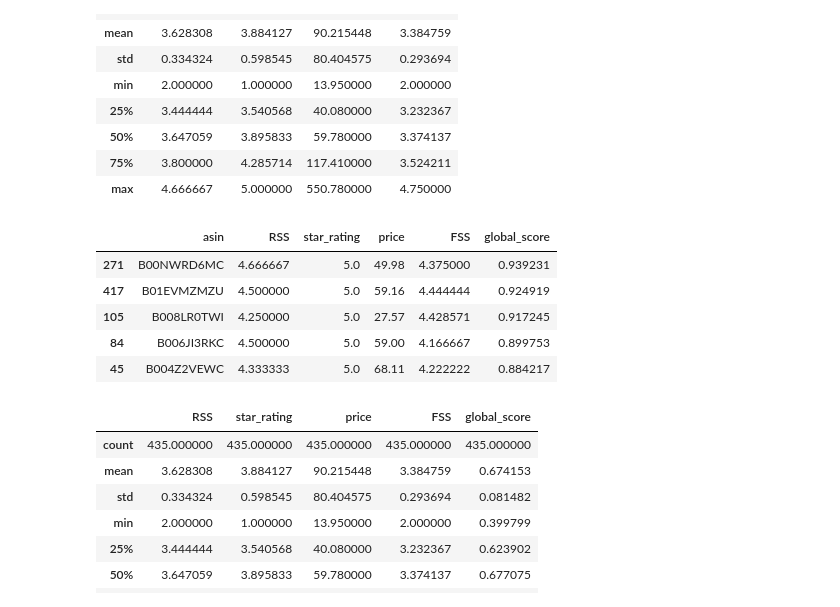
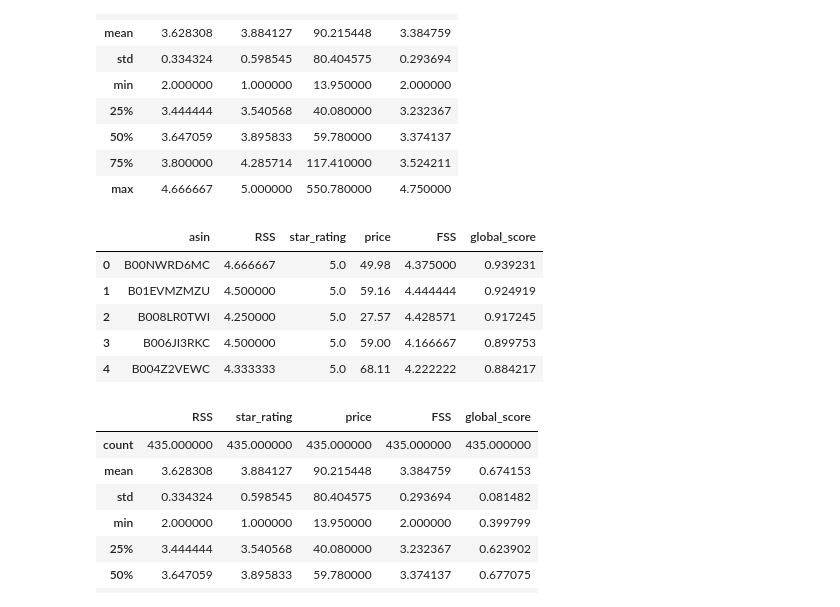
Before and after one commit to livio-24/feature-based-SA-cell-phones-reviews, a Jupyter notebook: sentiment_analysis.ipynb, the cells around one changed output. Cells and saved outputs as stored; diff of their text form; code cells hidden in the pictures.

```diff
--- a/sentiment_analysis.ipynb
+++ b/sentiment_analysis.ipynb
@@ -193,15 +232,15 @@ def extract_features(sent_dict, features_list):
             feature_sentiments[feature] = sum(feature_values) / len(feature_values)
     return feature_sentiments
 # %%
-%%time
-filtered_features = pd.read_csv('data/ontology_filtered.csv', sep=";")
-# Applicare la funzione a ogni recensione e raggruppare per 'asin'
-dataset['preprocessed_sentences'] = dataset['reviewText'].apply(preprocess_analyze_sentences)
+# %%time
+# filtered_features = pd.read_csv('data/ontology_filtered.csv', sep=";")
+# # Applicare la funzione a ogni recensione e raggruppare per 'asin'
+# dataset['preprocessed_sentences'] = dataset['reviewText'].apply(preprocess_analyze_sentences)
 
-# Raggruppare per 'asin' e combinare le sentences
-grouped = dataset.groupby('asin')['preprocessed_sentences'].apply(list).reset_index()
-grouped['preprocessed_sentences'] = grouped['preprocessed_sentences'].apply(combine_sentences)
-grouped['features'] = grouped['preprocessed_sentences'].apply(lambda x: extract_features(x, filtered_features['value']))
+# # Raggruppare per 'asin' e combinare le sentences
+# grouped = dataset.groupby('asin')['preprocessed_sentences'].apply(list).reset_index()
+# grouped['preprocessed_sentences'] = grouped['preprocessed_sentences'].apply(combine_sentences)
+# grouped['features'] = grouped['preprocessed_sentences'].apply(lambda x: extract_features(x, filtered_features['value']))
 
-result = grouped.to_dict(orient='records')
+# result = grouped.to_dict(orient='records')
 # %% [output]
@@ -210,7 +249,7 @@ Wall time: 17.3 s
 # %%
 # Salva il risultato in un file JSON
-with open('data/features_scores.json', 'w') as f:
-    json.dump(result, f, indent=4)
+# with open('data/features_scores.json', 'w') as f:
+#     json.dump(result, f, indent=4)
 # %%
 with open('data/features_scores.json', 'r') as file:
     features_scores = json.load(file)
@@ -302,16 +341,19 @@ norm_star = (scores_df['star_rating'] - min_star)/(max_star - min_star)
 norm_price = (max_price - scores_df['price'] + 1)/max_price
 
 scores_df['global_score'] = norm_price * 0.3 + norm_star * 0.2 + norm_RSS * 0.25 + norm_FSS * 0.25
+# %%
+scores_df.reset_index(drop=True, inplace=True)
 # %%
 #top 5 products by global score
-scores_df.sort_values(by='global_score', ascending=False)[:5]
+desc_scores = scores_df.sort_values(by='global_score', ascending=False).reset_index(drop=True)
+desc_scores[:5]
 # %% [output]
 |  | asin | RSS | star_rating | price | FSS | global_score |
-| 271 | B00NWRD6MC | 4.666667 | 5.0 | 49.98 | 4.375000 | 0.939231 |
-| 417 | B01EVMZMZU | 4.500000 | 5.0 | 59.16 | 4.444444 | 0.924919 |
-| 105 | B008LR0TWI | 4.250000 | 5.0 | 27.57 | 4.428571 | 0.917245 |
-| 84 | B006JI3RKC | 4.500000 | 5.0 | 59.00 | 4.166667 | 0.899753 |
-| 45 | B004Z2VEWC | 4.333333 | 5.0 | 68.11 | 4.222222 | 0.884217 |
+| 0 | B00NWRD6MC | 4.666667 | 5.0 | 49.98 | 4.375000 | 0.939231 |
+| 1 | B01EVMZMZU | 4.500000 | 5.0 | 59.16 | 4.444444 | 0.924919 |
+| 2 | B008LR0TWI | 4.250000 | 5.0 | 27.57 | 4.428571 | 0.917245 |
+| 3 | B006JI3RKC | 4.500000 | 5.0 | 59.00 | 4.166667 | 0.899753 |
+| 4 | B004Z2VEWC | 4.333333 | 5.0 | 68.11 | 4.222222 | 0.884217 |
 # %%
 scores_df.describe()
 # %% [output]
```
Also changed, not shown: parts of 12 cells of this notebook, 1 other file.
